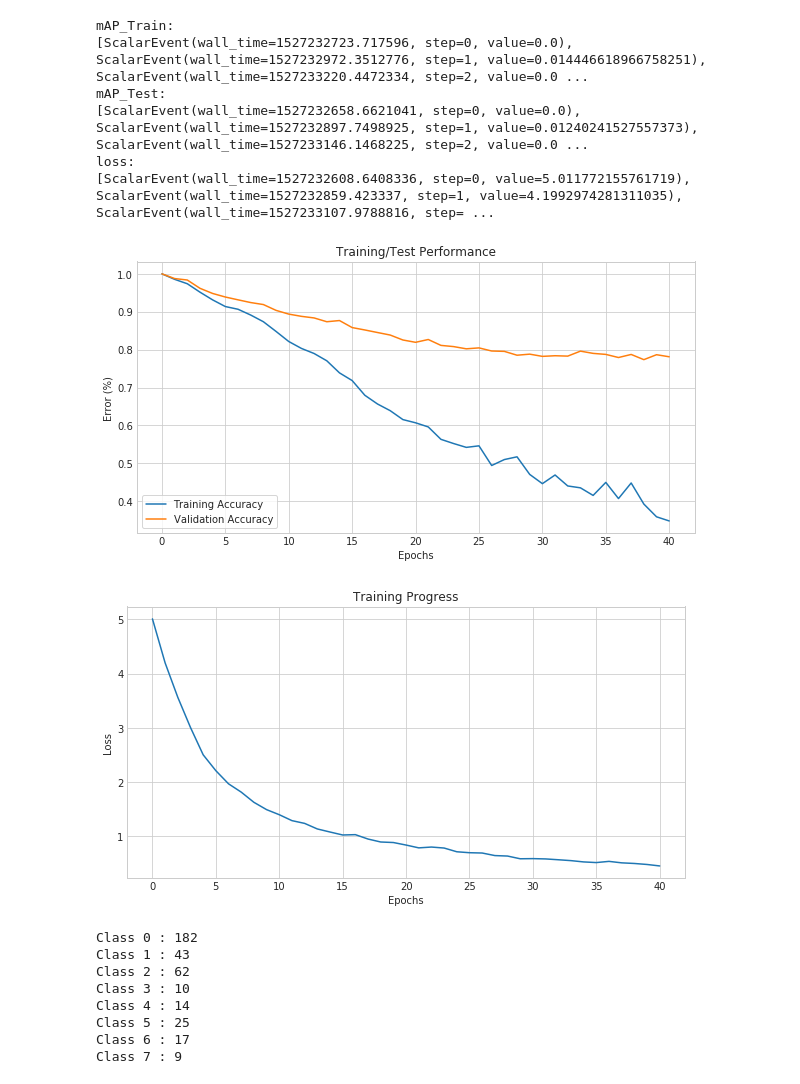
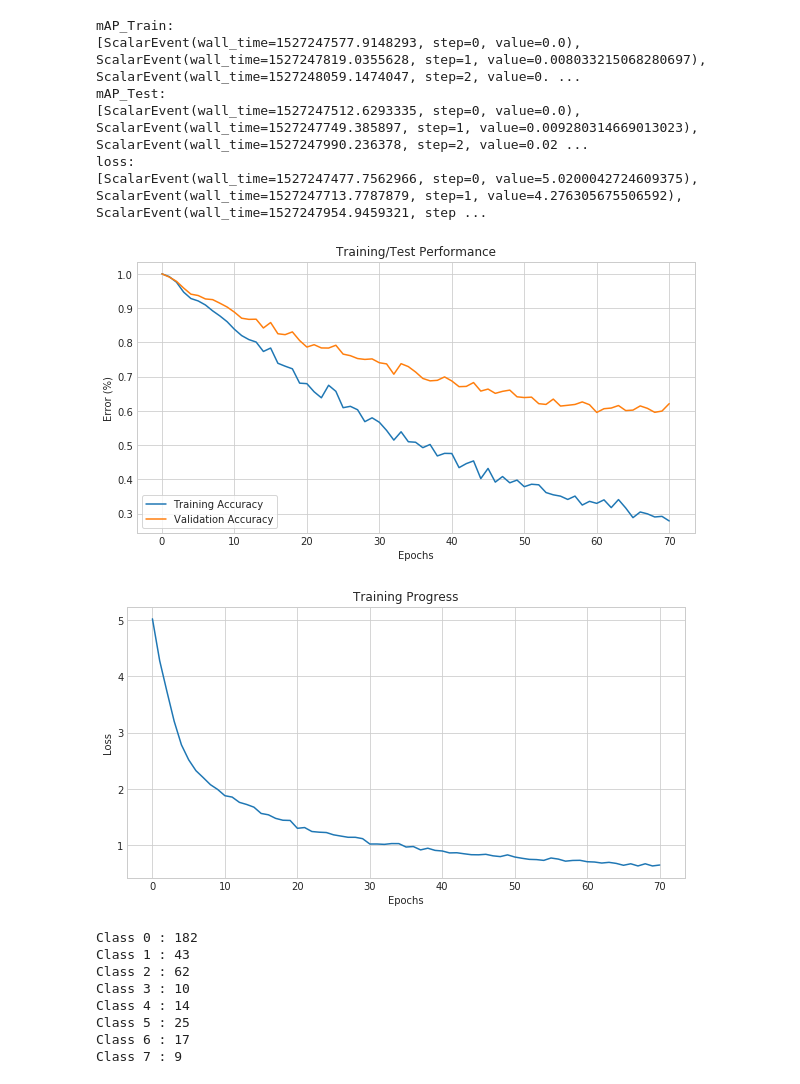
Before and after one commit to MadsPoder/Deep-Learning-Study-Course, a Jupyter notebook: Mini Project/graphs.ipynb, the cells around one changed output. Saved outputs shown, nothing was run; the diff lists cells and outputs as text; code cells hidden in the pictures.

```diff
--- a/Mini Project/graphs.ipynb
+++ b/Mini Project/graphs.ipynb
@@ -11,7 +11,7 @@ import seaborn as sns
 sns.set_style("whitegrid")
 
 BASE_DIR = os.getcwd()
-LOG_FILE = os.path.join(BASE_DIR, 'logs', 'events.out.tfevents.1527232452.deep-traffic-v2')
+LOG_FILE = os.path.join(BASE_DIR, 'logs', 'events.out.tfevents.1527247328.deep-traffic-v2')
 
 # Loading too much data is slow...
 tf_size_guidance = {
@@ -41,38 +41,38 @@ print(loss)
 steps = len(training_accuracies)
 x = np.arange(steps)
 y = np.zeros([steps, 3])
 
 for i in range(steps):
     y[i, 0] = (1-training_accuracies[i][2])
     y[i, 1] = (1-test_accuracies[i][2])
     y[i, 2] = loss[i][2]
 
 #Plot Train/Test
 plt.figure(figsize=(10,5))
 plt.plot(x, y[:,0], label='Training Accuracy')
 plt.plot(x, y[:,1], label='Validation Accuracy')
 plt.xlabel("Epochs")
 plt.ylabel("Error (%)")
 plt.title("Training/Test Performance")
 plt.legend(loc='lower left', frameon=True)
 plt.show()
 
 #Plot Loss
 plt.figure(figsize=(10,5))
 plt.plot(x, y[:,2])
 plt.xlabel("Epochs")
 plt.ylabel("Loss")
 plt.title("Training Progress")
 plt.show()
 # %% [output]
 mAP_Train:
-[ScalarEvent(wall_time=1527232723.717596, step=0, value=0.0), ScalarEvent(wall_time=1527232972.3512776, step=1, value=0.014446618966758251), ScalarEvent(wall_time=1527233220.4472334, step=2, value=0.0 ...
+[ScalarEvent(wall_time=1527247577.9148293, step=0, value=0.0), ScalarEvent(wall_time=1527247819.0355628, step=1, value=0.008033215068280697), ScalarEvent(wall_time=1527248059.1474047, step=2, value=0. ...
 mAP_Test:
-[ScalarEvent(wall_time=1527232658.6621041, step=0, value=0.0), ScalarEvent(wall_time=1527232897.7498925, step=1, value=0.01240241527557373), ScalarEvent(wall_time=1527233146.1468225, step=2, value=0.0 ...
+[ScalarEvent(wall_time=1527247512.6293335, step=0, value=0.0), ScalarEvent(wall_time=1527247749.385897, step=1, value=0.009280314669013023), ScalarEvent(wall_time=1527247990.236378, step=2, value=0.02 ...
 loss:
-[ScalarEvent(wall_time=1527232608.6408336, step=0, value=5.011772155761719), ScalarEvent(wall_time=1527232859.423337, step=1, value=4.1992974281311035), ScalarEvent(wall_time=1527233107.9788816, step= ...
+[ScalarEvent(wall_time=1527247477.7562966, step=0, value=5.0200042724609375), ScalarEvent(wall_time=1527247713.7787879, step=1, value=4.276305675506592), ScalarEvent(wall_time=1527247954.9459321, step ...
-[figure, old version]
+[figure, new version]
-[figure, old version]
+[figure, new version]
 # %%
 from paths import *
 classes_train = []
```
Also changed, not shown: 3 other files.
